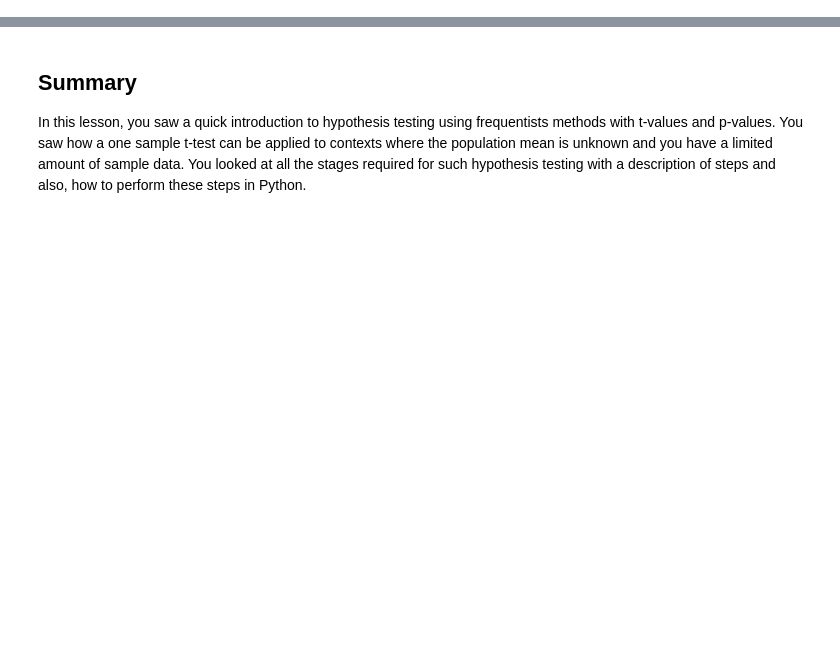
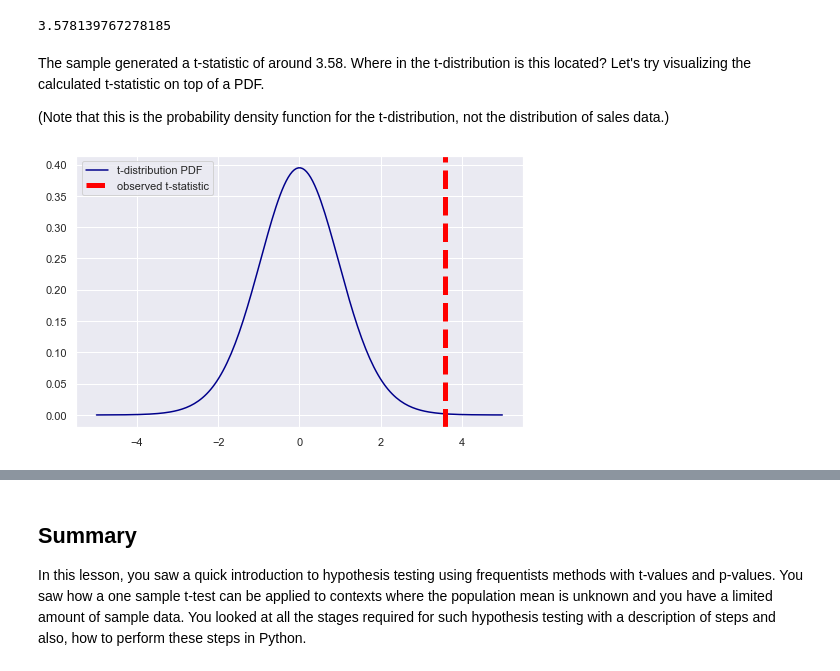
Before and after one commit to learn-co-curriculum/dsc-t-tests, a Jupyter notebook: index.ipynb, the cells around one changed output, grey strips where cells are left out. Drawn from its saved outputs; the diff is of its cells as text; code cells hidden in the pictures; blank space fills up the shorter version.

```diff
--- a/index.ipynb
+++ b/index.ipynb
@@ -351,0 +252,30 @@ plt.show()
+# %%
+t = (x_bar -  mu)/(sigma/np.sqrt(n))
+t
+# 3.578139767278185
+# %% [output]
+3.578139767278185
+# %% [markdown]
+The sample generated a t-statistic of around 3.58. Where in the t-distribution is this located? Let's try visualizing the calculated t-statistic on top of a PDF.
+
+(Note that this is the probability density function for the t-distribution, not the distribution of sales data.)
+# %%
+# Set up figure and axes
+fig, ax = plt.subplots(figsize=(8,5))
+
+# Generate data for plotting the PDF
+# (1) generate points on the x axis between -5 and 5:
+x = np.linspace(-5, 5, 200)
+# (2) use stats.t.pdf to get values on the probability density
+# function for the t-distribution
+y = stats.t.pdf(x, df, 0, 1)
+
+# Plot the PDF as a line graph
+ax.plot(x, y, color='darkblue', label="t-distribution PDF")
+
+# Plot a vertical line for our measured difference in sales t-statistic
+ax.axvline(t, color='red', linestyle='--', lw=5,label='observed t-statistic')
+
+ax.legend();
+# %% [output]
+[figure, added]
```
Also changed, not shown: parts of 63 cells of this notebook, 5 other files.
